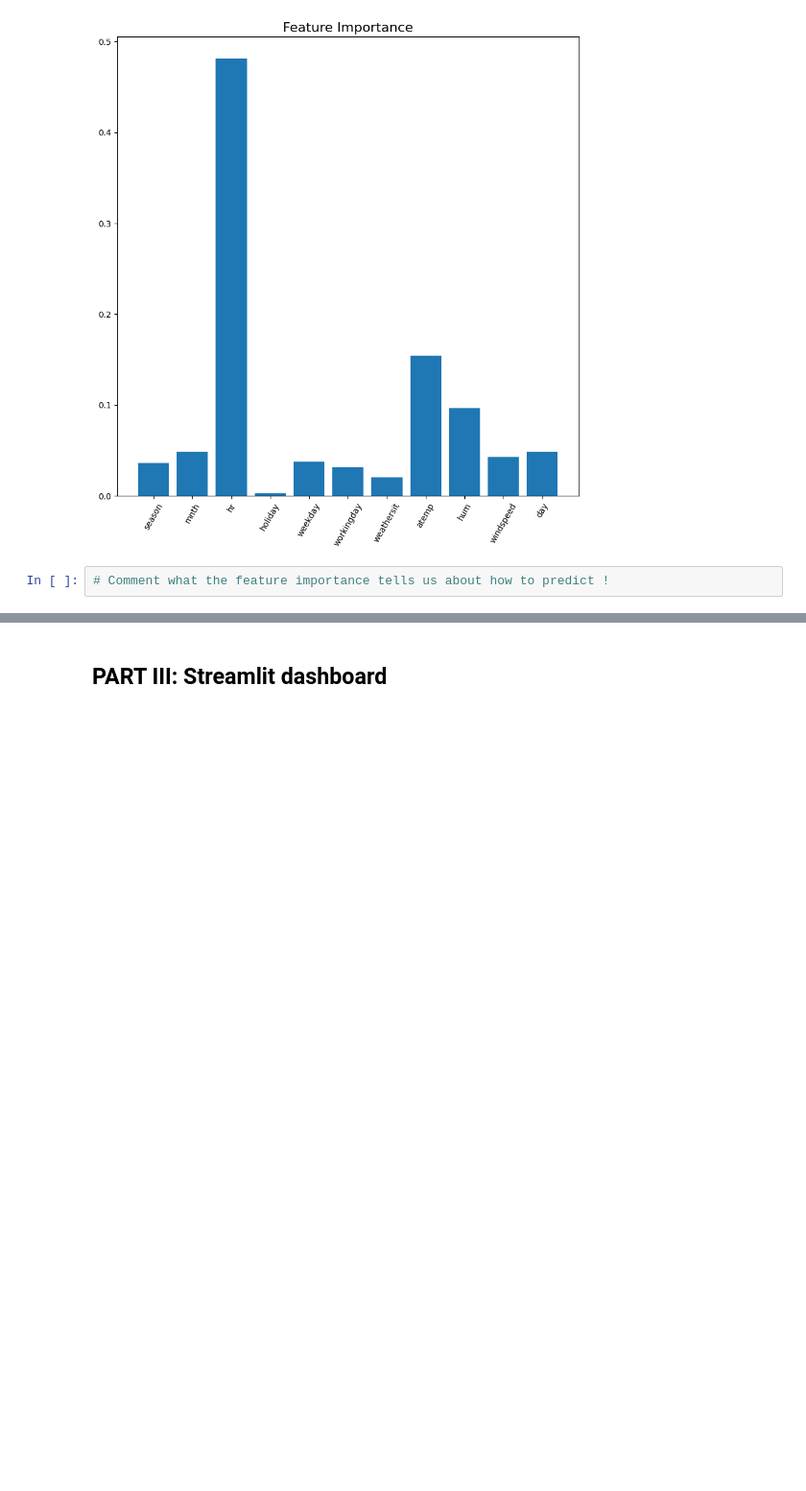
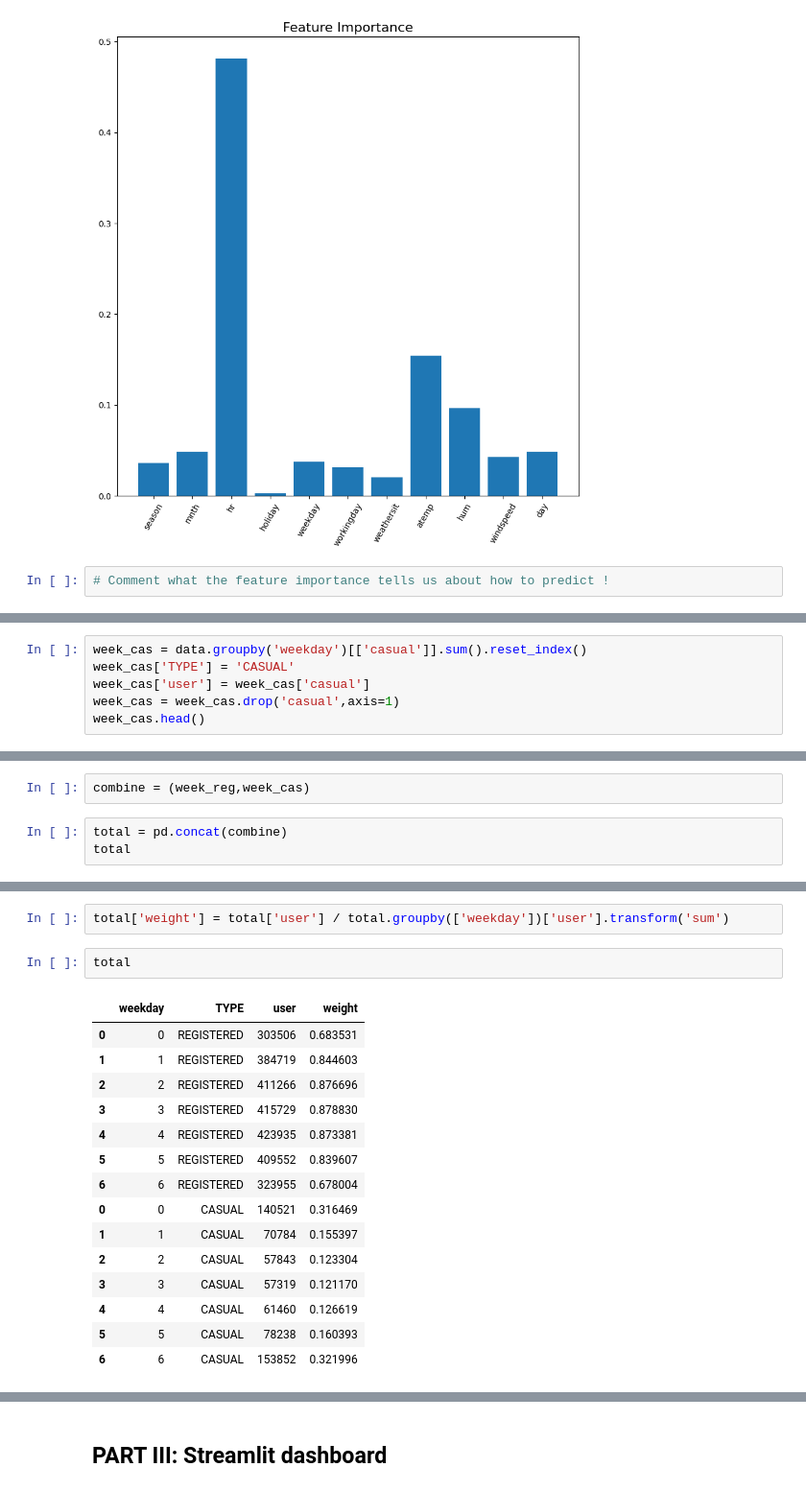
Before and after one commit to badek23/BikeRentalPredictions, a Jupyter notebook: EDA and Model Creation.ipynb, the cells around one changed output, grey strips where cells are left out. Shown: that part at 96% size. Cells and saved outputs as stored; diff of their text form; blank space fills up the shorter version.

```diff
--- a/EDA and Model Creation.ipynb
+++ b/EDA and Model Creation.ipynb
@@ -248,0 +260,6 @@ plt.show()
+# %%
+week_cas = data.groupby('weekday')[['casual']].sum().reset_index()
+week_cas['TYPE'] = 'CASUAL'
+week_cas['user'] = week_cas['casual']
+week_cas = week_cas.drop('casual',axis=1)
+week_cas.head()
@@ -248,0 +273,5 @@ plt.show()
+# %%
+combine = (week_reg,week_cas)
+# %%
+total = pd.concat(combine)
+total
@@ -248,0 +294,20 @@ plt.show()
+# %%
+total['weight'] = total['user'] / total.groupby(['weekday'])['user'].transform('sum')
+# %%
+total
+# %% [output]
+|  | weekday | TYPE | user | weight |
+| 0 | 0 | REGISTERED | 303506 | 0.683531 |
+| 1 | 1 | REGISTERED | 384719 | 0.844603 |
+| 2 | 2 | REGISTERED | 411266 | 0.876696 |
+| 3 | 3 | REGISTERED | 415729 | 0.878830 |
+| 4 | 4 | REGISTERED | 423935 | 0.873381 |
+| 5 | 5 | REGISTERED | 409552 | 0.839607 |
+| 6 | 6 | REGISTERED | 323955 | 0.678004 |
+| 0 | 0 | CASUAL | 140521 | 0.316469 |
+| 1 | 1 | CASUAL | 70784 | 0.155397 |
+| 2 | 2 | CASUAL | 57843 | 0.123304 |
+| 3 | 3 | CASUAL | 57319 | 0.121170 |
+| 4 | 4 | CASUAL | 61460 | 0.126619 |
+| 5 | 5 | CASUAL | 78238 | 0.160393 |
+| 6 | 6 | CASUAL | 153852 | 0.321996 |
```
Also changed, not shown: parts of 7 cells of this notebook, 2 other files.
